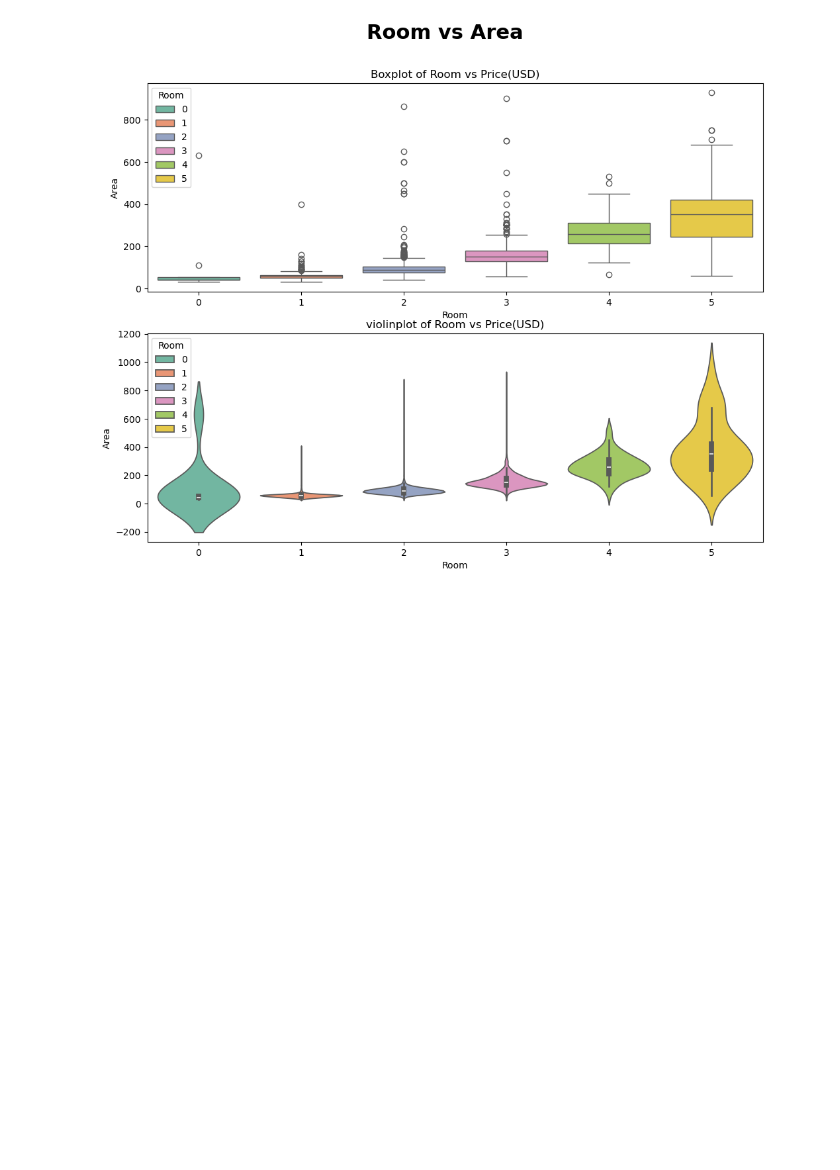
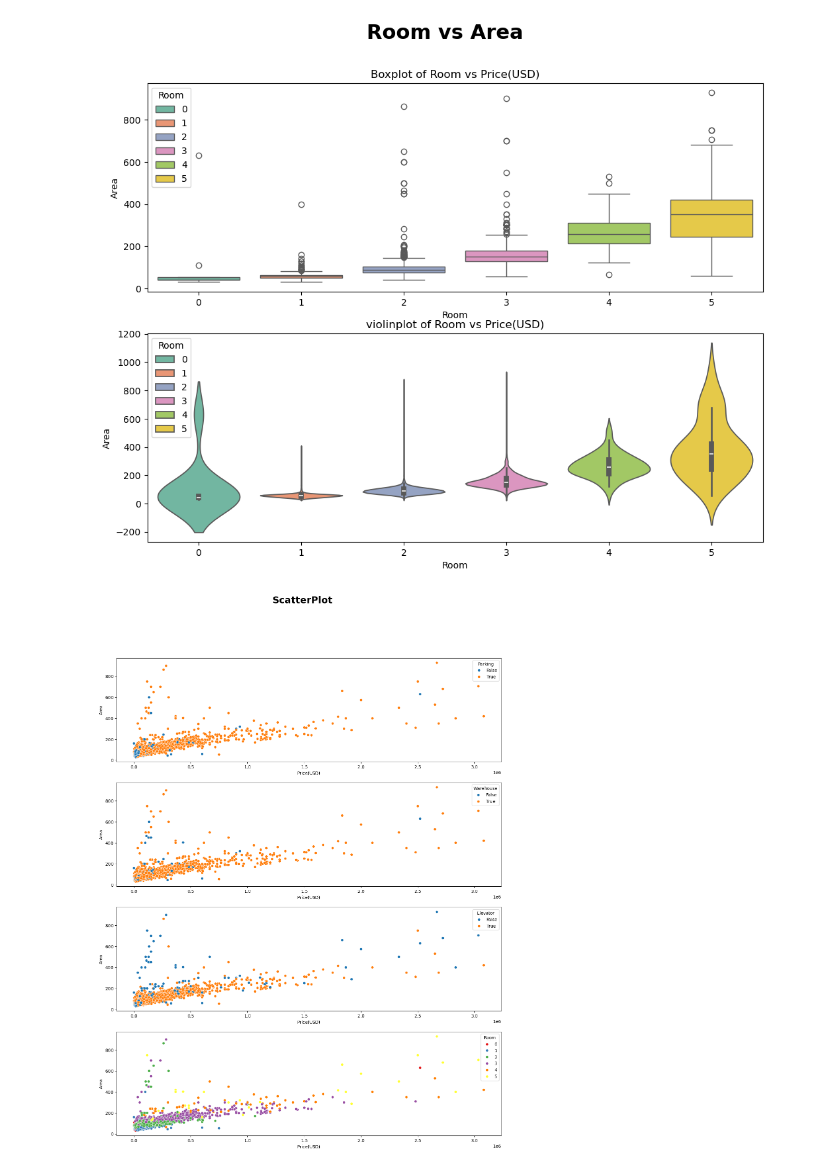
Before and after one commit to Moein1239/HousePrice_Tehran, a Jupyter notebook: Scripts/Houseprice_Tehran.ipynb, the cells around one changed output. Drawn from its saved outputs; the diff is of its cells as text; code cells hidden in the pictures; blank space fills up the shorter version.

Commit message:
Added ScatterPlot and Correlation Heatmap
Add ScatterPlot and Correlation Heatmap for Understanding  Better about Data

```diff
--- a/Scripts/Houseprice_Tehran.ipynb
+++ b/Scripts/Houseprice_Tehran.ipynb
@@ -197,3 +197,22 @@ plt.title('violinplot of Room vs Price(USD)')
 plt.show()
 # %% [output]
 [figure]
+# %%
+plt.figure(figsize=(16,20))
+plt.suptitle("ScatterPlot", fontweight="bold", fontsize=22)
+axes=[]
+
+axes.append(plt.subplot(4,1,1))
+sns.scatterplot(x='Price(USD)',y='Area', hue='Parking', data=df)
+
+axes.append(plt.subplot(4,1,2))
+sns.scatterplot(x='Price(USD)',y='Area', hue='Warehouse', data=df)
+
+axes.append(plt.subplot(4,1,3))
+sns.scatterplot(x='Price(USD)',y='Area', hue='Elevator', data=df)
+
+axes.append(plt.subplot(4,1,4))
+sns.scatterplot(x='Price(USD)', y='Area', hue="Room", data=df, palette="Set1")
+plt.show()
+# %% [output]
+[figure, added]
```
Also changed, not shown: parts of 2 cells of this notebook.
